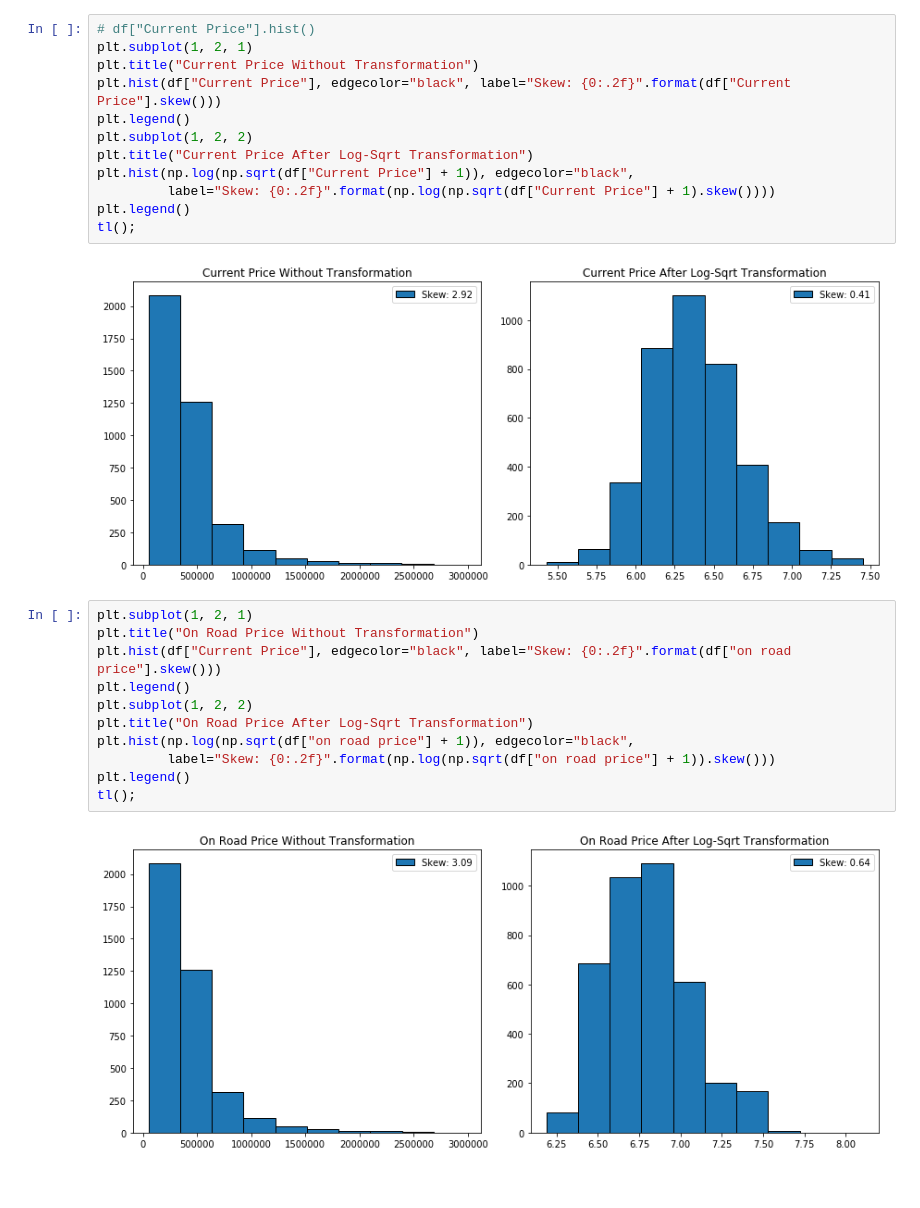
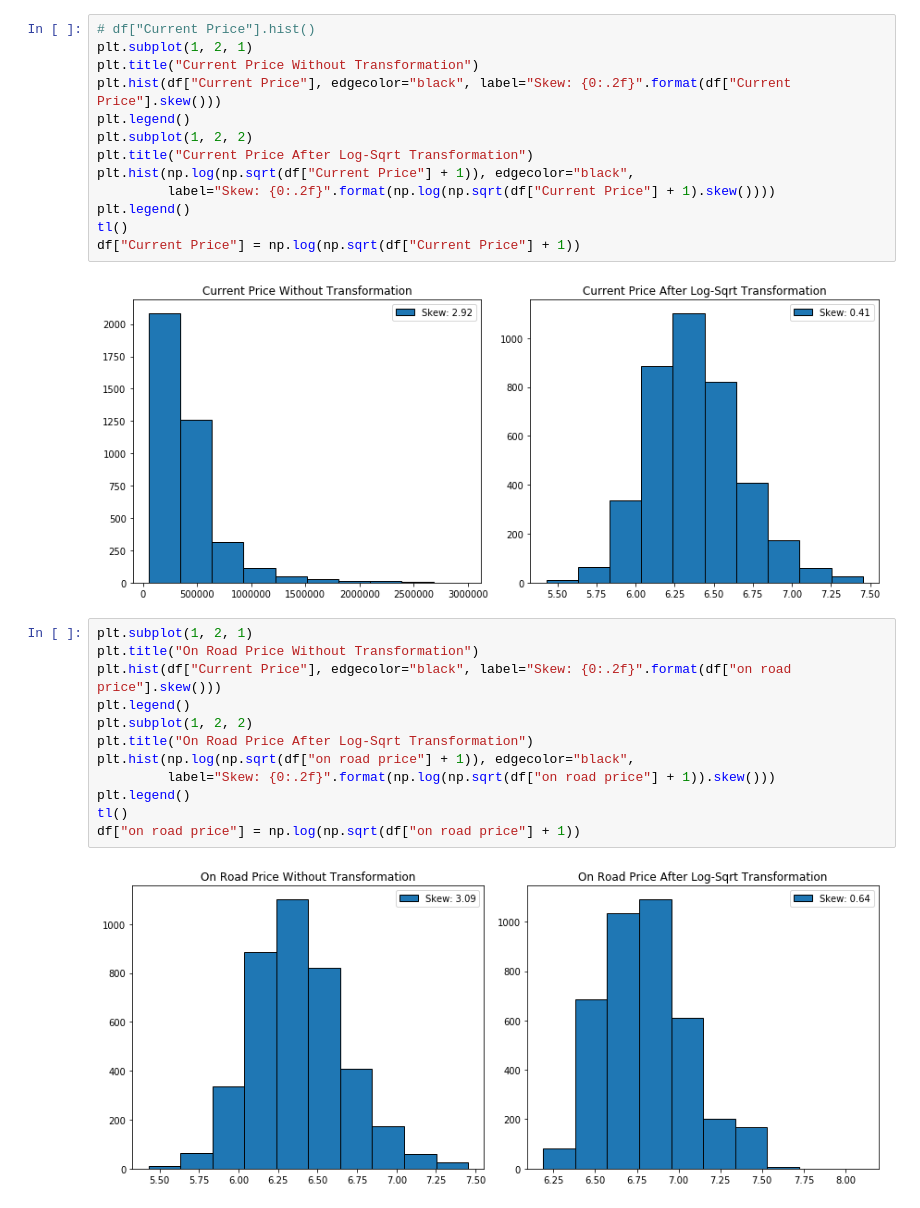
Before and after one commit to maykulkarni/kaggle_solutions, a Jupyter notebook: car price depracation/car_dep.ipynb, the cells around one changed output. Cells and saved outputs as stored; diff of their text form.

```diff
--- a/car price depracation/car_dep.ipynb
+++ b/car price depracation/car_dep.ipynb
@@ -137,19 +172,21 @@ plt.title("Current Price After Log-Sqrt Transformation")
 plt.hist(np.log(np.sqrt(df["Current Price"] + 1)), edgecolor="black",
          label="Skew: {0:.2f}".format(np.log(np.sqrt(df["Current Price"] + 1).skew())))
 plt.legend()
-tl();
+tl()
+df["Current Price"] = np.log(np.sqrt(df["Current Price"] + 1))
 # %% [output]
 [figure]
 # %%
 plt.subplot(1, 2, 1)
 plt.title("On Road Price Without Transformation")
 plt.hist(df["Current Price"], edgecolor="black", label="Skew: {0:.2f}".format(df["on road price"].skew()))
 plt.legend()
 plt.subplot(1, 2, 2)
 plt.title("On Road Price After Log-Sqrt Transformation")
 plt.hist(np.log(np.sqrt(df["on road price"] + 1)), edgecolor="black",
          label="Skew: {0:.2f}".format(np.log(np.sqrt(df["on road price"] + 1)).skew()))
 plt.legend()
-tl();
+tl()
+df["on road price"] = np.log(np.sqrt(df["on road price"] + 1))
 # %% [output]
-[figure, old version]
+[figure, new version]
```
Also changed, not shown: parts of 10 cells of this notebook.
